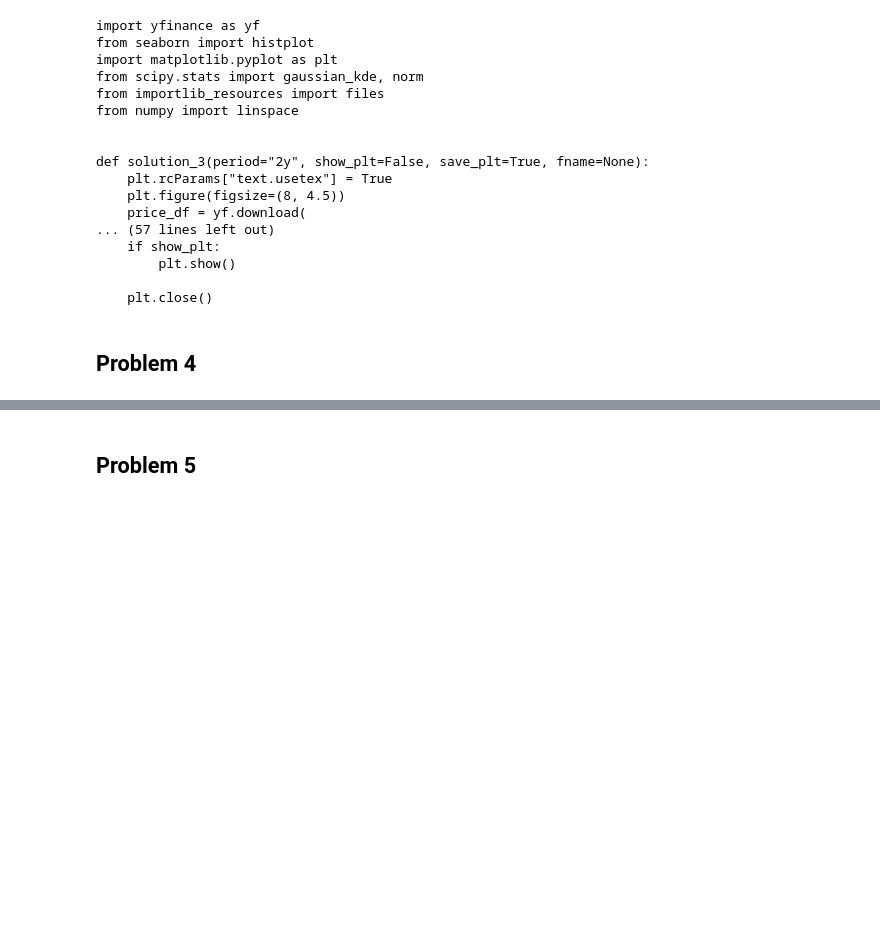
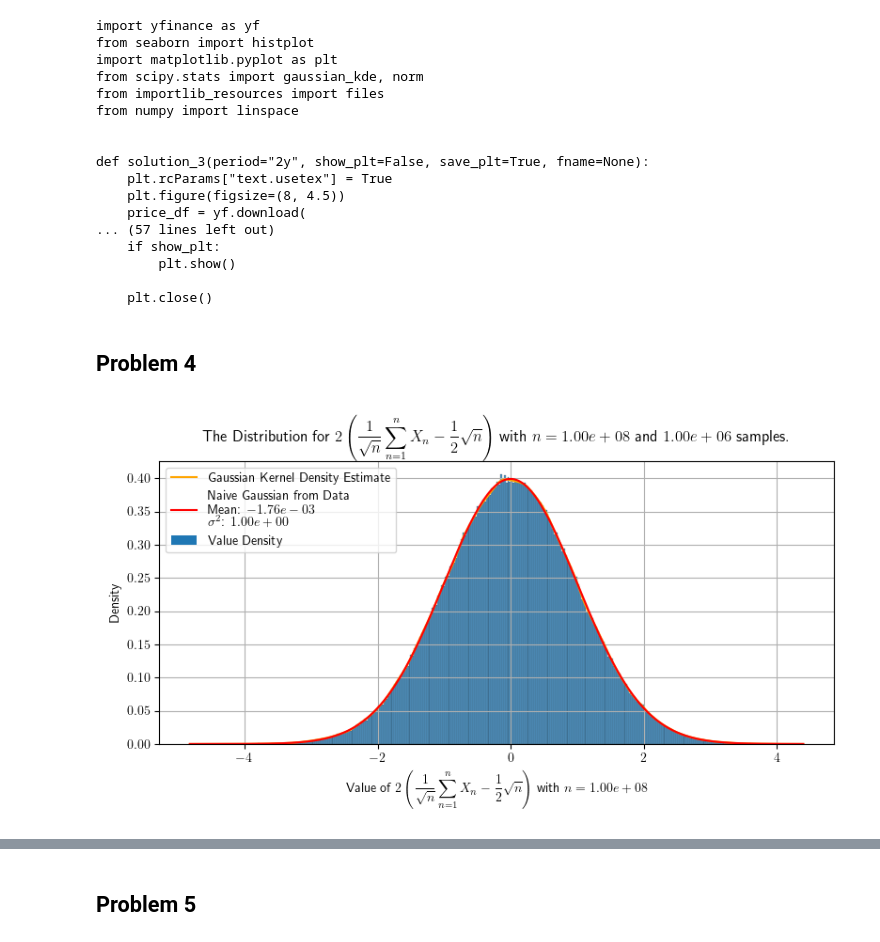
Before and after one commit to wblackucimath/m228-workouts, a Jupyter notebook: Workout_1.ipynb, the cells around one changed output, grey strips where cells are left out. Cells and saved outputs as stored; diff of their text form; code cells hidden in the pictures; blank space fills up the shorter version.

Commit message:
Basics for jupyter for problem 4 workout 1

```diff
--- a/Workout_1.ipynb
+++ b/Workout_1.ipynb
@@ -55,3 +55,8 @@ def solution_3(period="2y", show_plt=False, save_plt=True, fname=None):
     plt.close()
 # %% [markdown]
 ## Problem 4
+# %%
+solution_4(N_sim=10**6, N_sum=10**8)
+display.Image(files("m228_workouts.plots").joinpath("CLT.png"))
+# %% [output]
+[figure, added]
```
Also changed, not shown: parts of 3 cells of this notebook, 3 other files.
